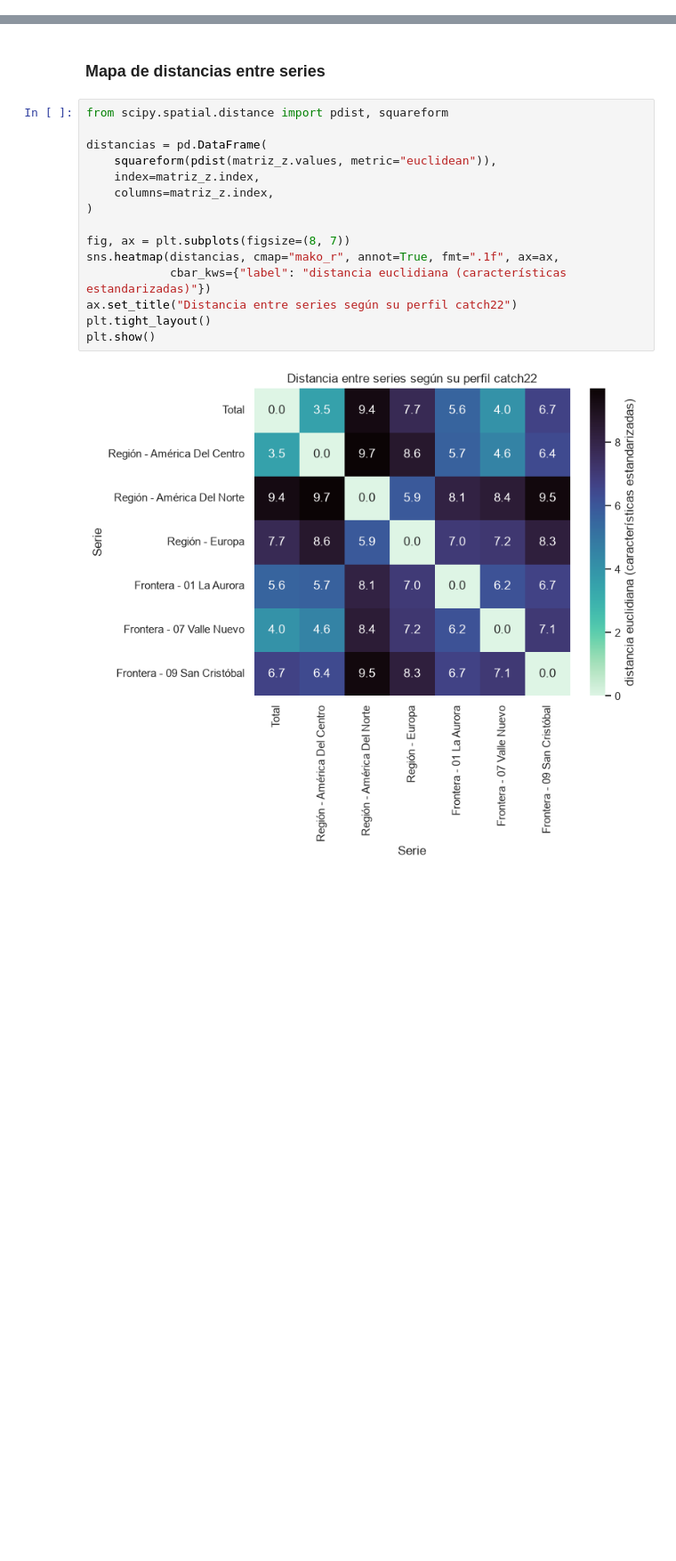
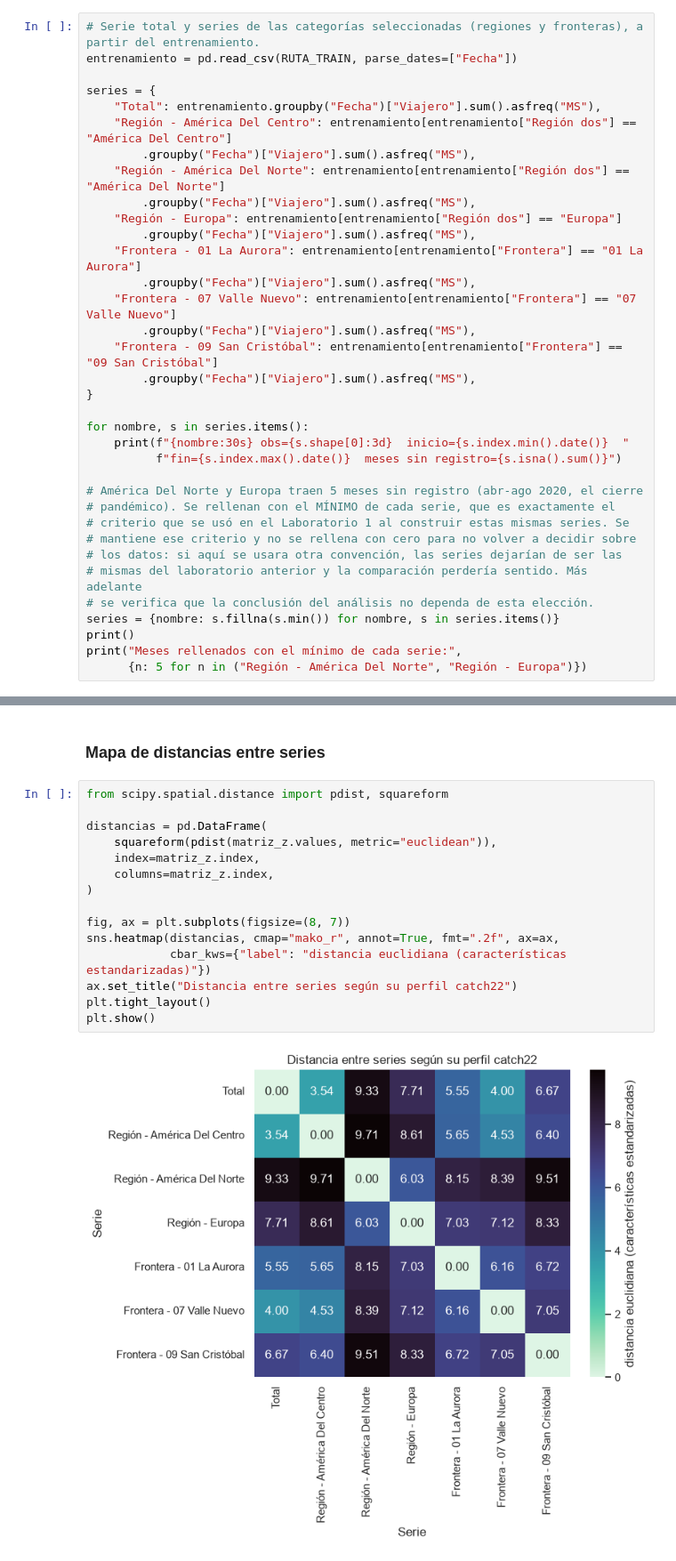
Before and after one commit to Bamo0507/Laboratorio2_Series_de_Tiempo, a Jupyter notebook: notebooks/catch22/Catch22_Series_de_Tiempo.ipynb, the cells around one changed output, grey strips where cells are left out. Shown at 89% size. Saved outputs shown, nothing was run; the diff lists cells and outputs as text; blank space fills up the shorter version.

```diff
--- a/notebooks/catch22/Catch22_Series_de_Tiempo.ipynb
+++ b/notebooks/catch22/Catch22_Series_de_Tiempo.ipynb
@@ -62,0 +29,35 @@ Frontera - 09 San Cristóbal    obs=147  inicio=2009-01-01  fin=2021-03-01  NaN=
+# %%
+# Serie total y series de las categorías seleccionadas (regiones y fronteras), a partir del entrenamiento.
+entrenamiento = pd.read_csv(RUTA_TRAIN, parse_dates=["Fecha"])
+
+series = {
+    "Total": entrenamiento.groupby("Fecha")["Viajero"].sum().asfreq("MS"),
+    "Región - América Del Centro": entrenamiento[entrenamiento["Región dos"] == "América Del Centro"]
+        .groupby("Fecha")["Viajero"].sum().asfreq("MS"),
+    "Región - América Del Norte": entrenamiento[entrenamiento["Región dos"] == "América Del Norte"]
+        .groupby("Fecha")["Viajero"].sum().asfreq("MS"),
+    "Región - Europa": entrenamiento[entrenamiento["Región dos"] == "Europa"]
+        .groupby("Fecha")["Viajero"].sum().asfreq("MS"),
+    "Frontera - 01 La Aurora": entrenamiento[entrenamiento["Frontera"] == "01 La Aurora"]
+        .groupby("Fecha")["Viajero"].sum().asfreq("MS"),
+    "Frontera - 07 Valle Nuevo": entrenamiento[entrenamiento["Frontera"] == "07 Valle Nuevo"]
+        .groupby("Fecha")["Viajero"].sum().asfreq("MS"),
+    "Frontera - 09 San Cristóbal": entrenamiento[entrenamiento["Frontera"] == "09 San Cristóbal"]
+        .groupby("Fecha")["Viajero"].sum().asfreq("MS"),
+}
+
+for nombre, s in series.items():
+    print(f"{nombre:30s} obs={s.shape[0]:3d}  inicio={s.index.min().date()}  "
+          f"fin={s.index.max().date()}  meses sin registro={s.isna().sum()}")
+
+# América Del Norte y Europa traen 5 meses sin registro (abr-ago 2020, el cierre
+# pandémico). Se rellenan con el MÍNIMO de cada serie, que es exactamente el
+# criterio que se usó en el Laboratorio 1 al construir estas mismas series. Se
+# mantiene ese criterio y no se rellena con cero para no volver a decidir sobre
+# los datos: si aquí se usara otra convención, las series dejarían de ser las
+# mismas del laboratorio anterior y la comparación perdería sentido. Más adelante
+# se verifica que la conclusión del análisis no dependa de esta elección.
+series = {nombre: s.fillna(s.min()) for nombre, s in series.items()}
+print()
+print("Meses rellenados con el mínimo de cada serie:",
+      {n: 5 for n in ("Región - América Del Norte", "Región - Europa")})
@@ -218,17 +233,17 @@ plt.show()
 # %%
 from scipy.spatial.distance import pdist, squareform
 
 distancias = pd.DataFrame(
     squareform(pdist(matriz_z.values, metric="euclidean")),
     index=matriz_z.index,
     columns=matriz_z.index,
 )
 
 fig, ax = plt.subplots(figsize=(8, 7))
-sns.heatmap(distancias, cmap="mako_r", annot=True, fmt=".1f", ax=ax,
+sns.heatmap(distancias, cmap="mako_r", annot=True, fmt=".2f", ax=ax,
             cbar_kws={"label": "distancia euclidiana (características estandarizadas)"})
 ax.set_title("Distancia entre series según su perfil catch22")
 plt.tight_layout()
 plt.show()
 # %% [output]
-[figure, old version]
+[figure, new version]
```
Also changed, not shown: parts of 19 cells of this notebook, 4 other files.
